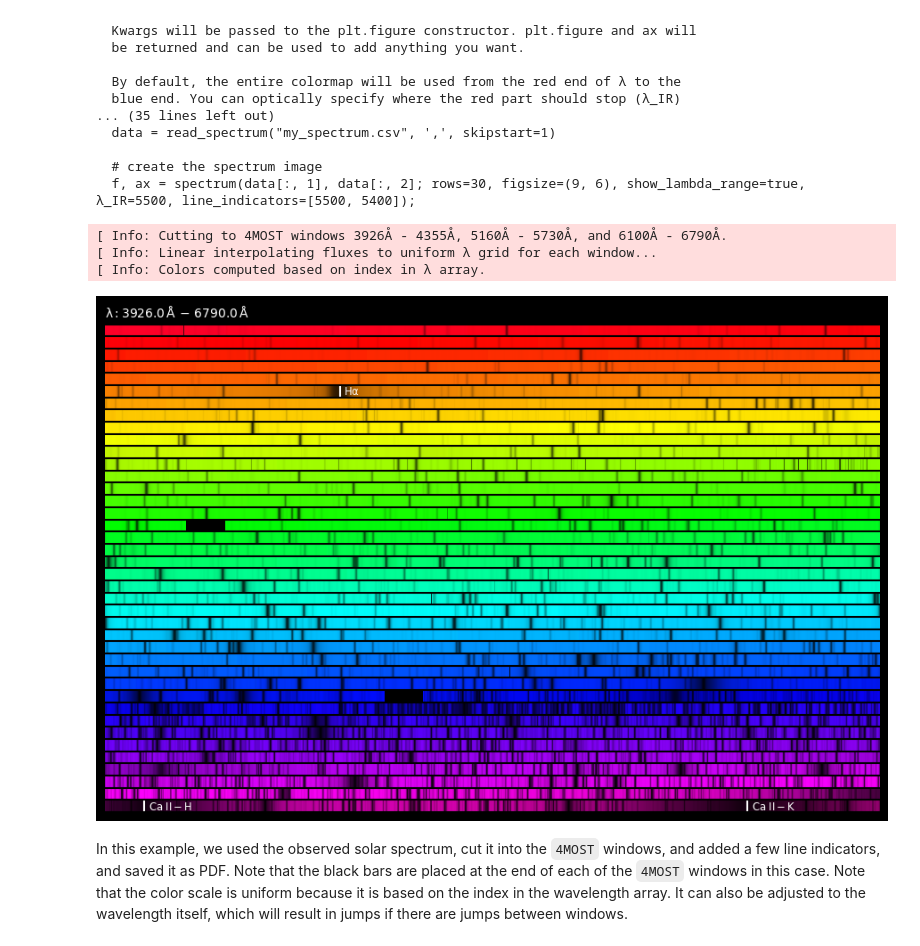
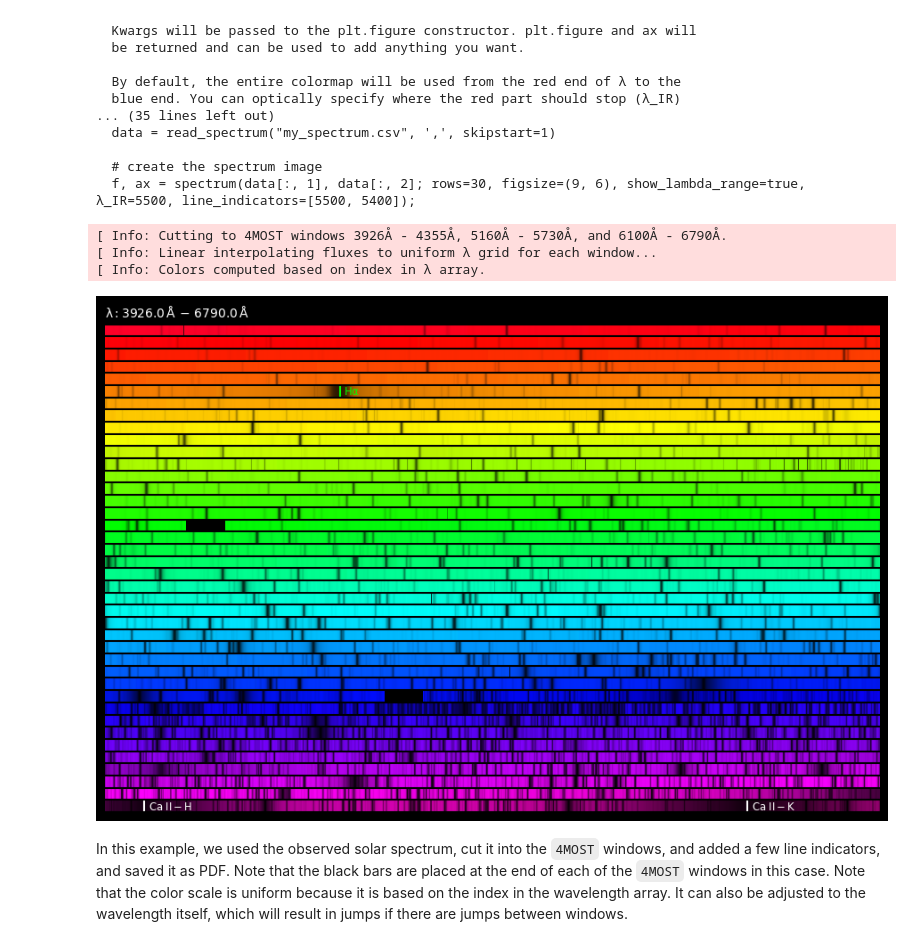
Before and after one commit to pe1995/SpectrumImage.jl, a Jupyter notebook: examples/notebooks/example_spectrum_image.ipynb, the cells around one changed output. Cells and saved outputs as stored; diff of their text form; code cells hidden in the pictures.

Commit message:
option to specify color for line indicators

```diff
--- a/examples/notebooks/example_spectrum_image.ipynb
+++ b/examples/notebooks/example_spectrum_image.ipynb
@@ -65,14 +66,15 @@ search: spectrum spectrum_gif read_spectrum selectdim SpectrumImage uperm isperm
 # %%
 f, ax = spectrum(
     data[:,1], data[:,2], rows=40, show_lambda_range=true, windows="4MOST",
     line_indicators=[6562.8=>L"\rm H \alpha", 3968.5=>L"\rm Ca\ II - H", 3933.7=>L"\rm Ca\ II - K"],
+    line_indicator_colors=[6562.8=>"lime"]
 )
 f.savefig("test.pdf");
 # %% [output]
 [ Info: Cutting to 4MOST windows 3926Å - 4355Å, 5160Å - 5730Å, and 6100Å - 6790Å.
 [ Info: Linear interpolating fluxes to uniform λ grid for each window...
 [ Info: Colors computed based on index in λ array.
-[figure, old version]
+[figure, new version]
 # %% [markdown]
 In this example, we used the observed solar spectrum, cut it into the `4MOST` windows, and added a few line indicators, and saved it as PDF. Note that the black bars are placed at the end of each of the `4MOST` windows in this case. Note that the color scale is uniform because it is based on the index in the wavelength array. It can also be adjusted to the wavelength itself, which will result in jumps if there are jumps between windows.
 # %%
```
Also changed, not shown: parts of 1 cell of this notebook, 1 other file.
